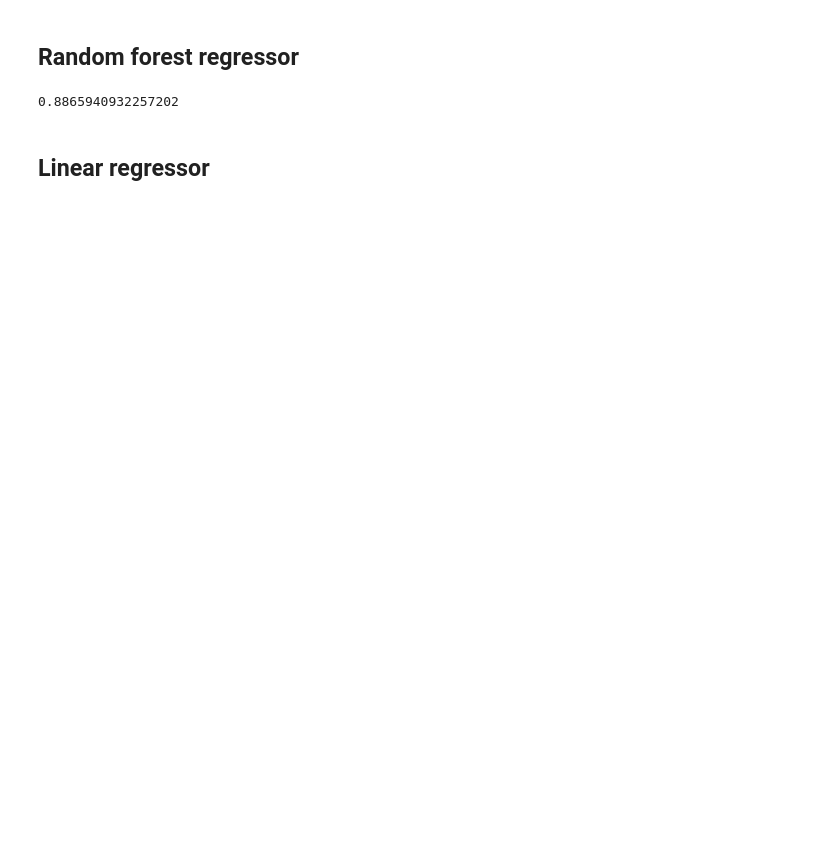
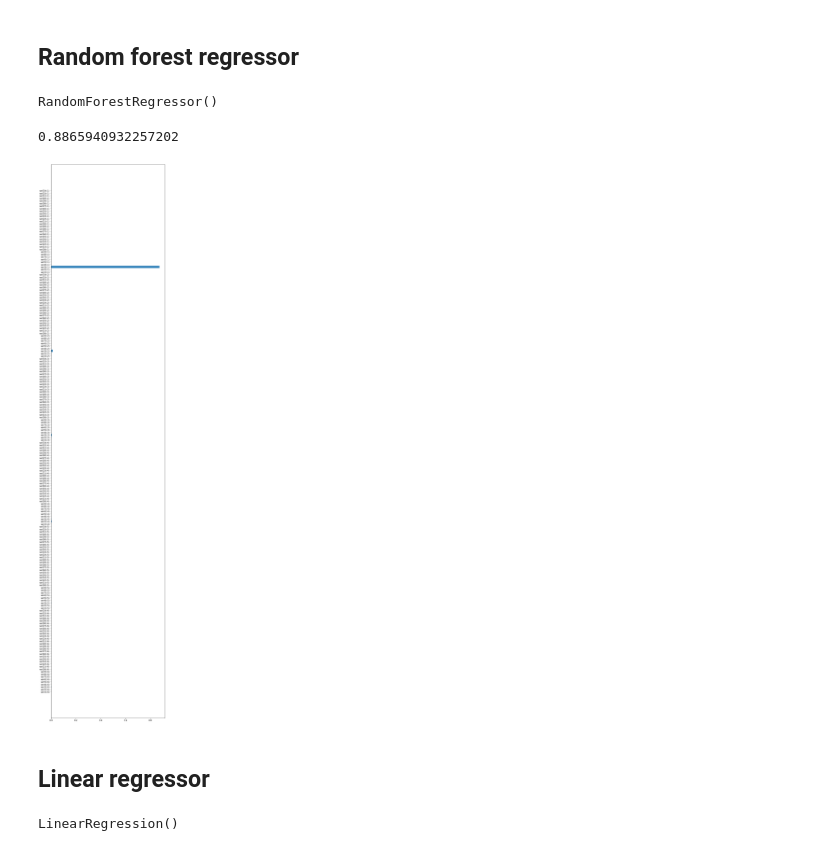
Before and after one commit to kallioaa/miniproject-group-electric, a Jupyter notebook: analysis/linear_regression_control.ipynb, the cells around one changed output. Drawn from its saved outputs; the diff is of its cells as text; code cells hidden in the pictures; blank space fills up the shorter version.

Commit message:
Linear regression control

```diff
--- a/analysis/linear_regression_control.ipynb
+++ b/analysis/linear_regression_control.ipynb
@@ -17,7 +18,7 @@ data_df = pd.read_csv("../data/data_2016-2021_hourly.csv", sep=";")
 data_df = data_df.apply(lambda col: col.astype(str).str.replace(",","."))
 data_df = data_df.astype("float32")
 # %%
-X = data_df.drop(columns=["Year", "Month","Day", "Weekday", "Hour"], axis=1)
-X = series_to_supervised(X, n_in=6,n_out=0, dropnan=False)
+X_data = data_df.drop(columns=["Year", "Month","Day", "Weekday", "Hour"], axis=1)
+X = series_to_supervised(X_data, n_in=6,n_out=0, dropnan=False)
 # %%
-y = data_df["PRICE (EUR/MWh)"] # dropping the first six
+X_data.columns
@@ -34,15 +49,28 @@ X_train, X_test, y_train, y_test = train_test_split(X, y)
 # create model and train it
 regr_random_forest = RandomForestRegressor()
 regr_random_forest.fit(X_train, y_train)
+# %% [output]
+RandomForestRegressor()
 # %%
 regr_random_forest.score(X_test, y_test)
 # %% [output]
 0.8865940932257202
+# %%
+feature_importances = regr.feature_importances_
+feature_names = X_train.columns
+
+plt.figure(figsize=(10,50))
+plt.barh(feature_names, feature_importances)
+plt.savefig("feature_importance")
+# %% [output]
+[figure, added]
 # %% [markdown]
 ## Linear regressor
 # %%
 # create model and train it
-regr_linear = RandomForestRegressor()
+regr_linear = LinearRegression()
 regr_linear.fit(X_train, y_train)
+# %% [output]
+LinearRegression()
 # %%
 regr_linear.score(X_test, y_test)
```
Also changed, not shown: parts of 3 cells of this notebook, 1 other file.
